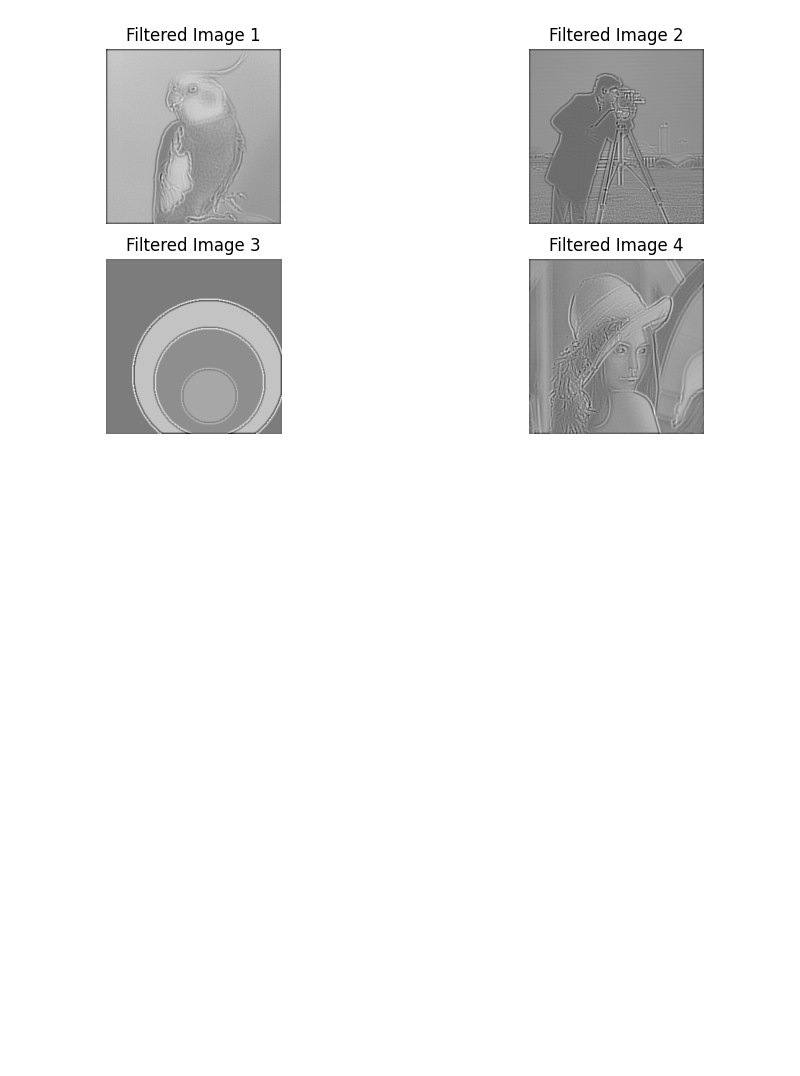
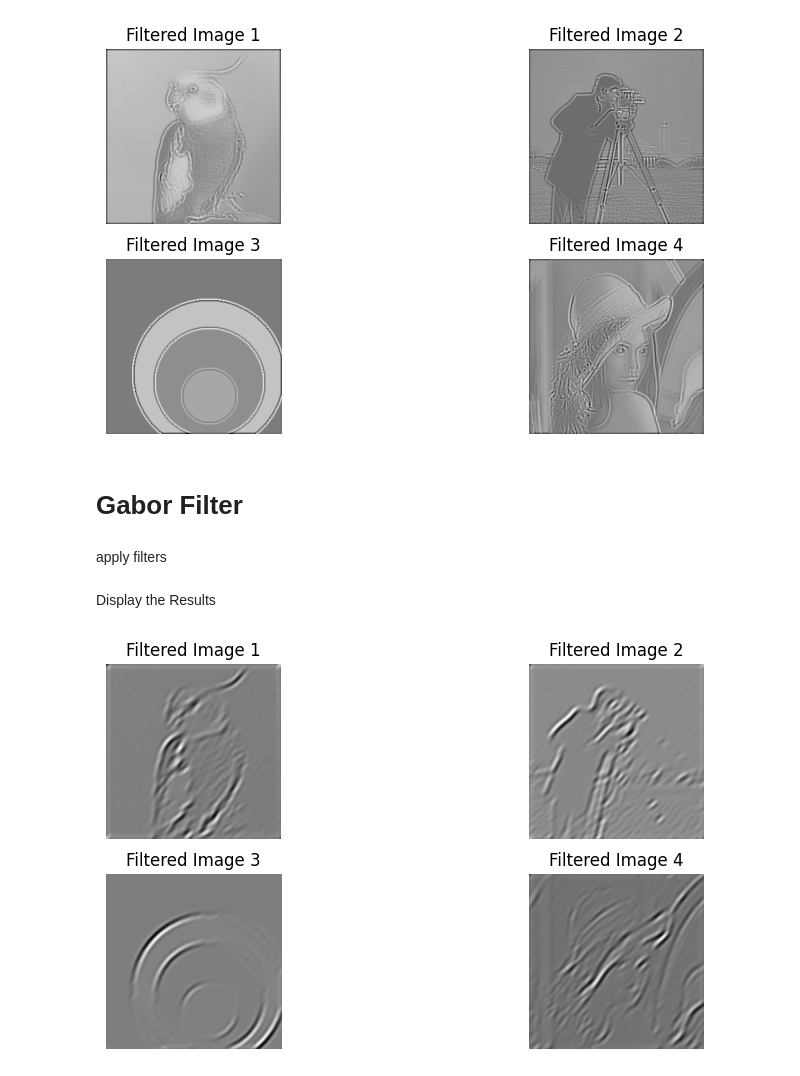
Before and after one commit to nrgsghanei2001/ComputationalNeuroScience, a Jupyter notebook: Image_Processing_In_V1_Area/main.ipynb, the cells around one changed output. Drawn from its saved outputs; the diff is of its cells as text; code cells hidden in the pictures; blank space fills up the shorter version.

Commit message:
Add Gabor Filters and encode with Time-To-First-Spike encoding methid

```diff
--- a/Image_Processing_In_V1_Area/main.ipynb
+++ b/Image_Processing_In_V1_Area/main.ipynb
@@ -76,3 +105,27 @@ plt.show()
 # %% [output]
 [figure]
 [figure]
+# %% [markdown]
+# Gabor Filter
+# %%
+gabor_filter = GaborFilter(size=20, labda=10.0, theta=np.pi/4, sigma=5.0, gamma=1.0, phi=0, dtype=torch.float32)
+# %% [markdown]
+apply filters
+# %%
+filtered_images = []
+for i in range(1, 5):
+    filtered_images.append(apply_filter(images[i-1], gabor_filter))
+# %% [markdown]
+Display the Results
+# %%
+plt.figure(figsize=(10, 5))
+
+for i in range(1, 5):
+    plt.subplot(2, 2, i)
+    plt.title(f'Filtered Image {i}')
+    plt.imshow(filtered_images[i-1], cmap='gray')
+    plt.axis('off')
+
+plt.show()
+# %% [output]
+[figure, added]
```
Also changed, not shown: parts of 8 cells of this notebook, 2 other files.
